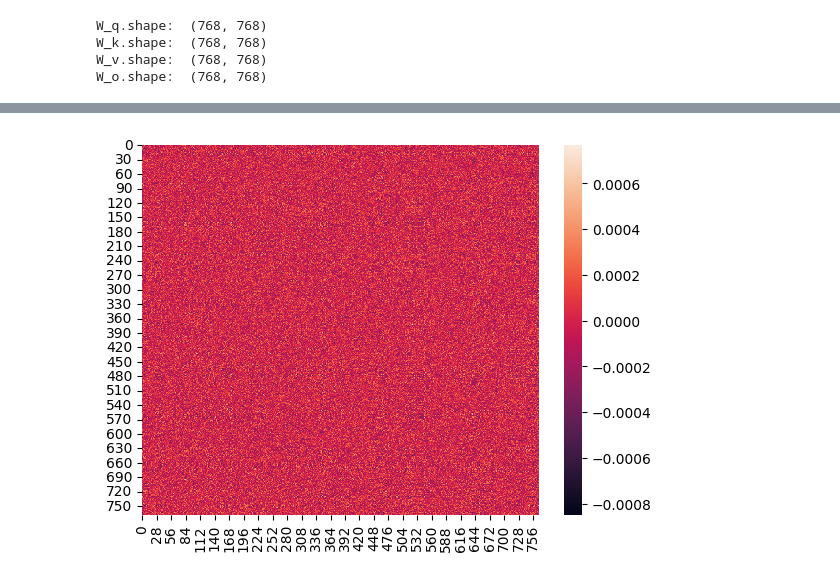
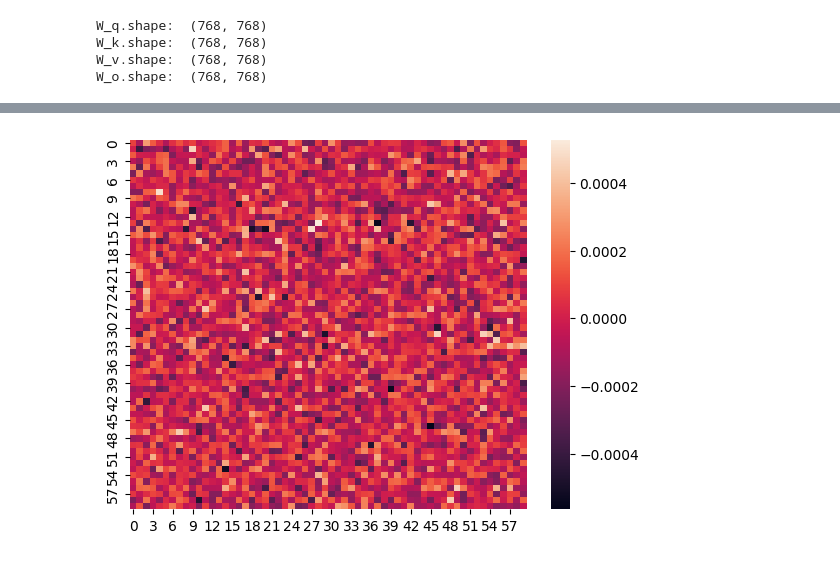
Before and after one commit to OliverXUZY/Induction-Head, a Jupyter notebook: notebook/quick_look_tinyGPT2.ipynb, the cells around one changed output, grey strips where cells are left out. Cells and saved outputs as stored; diff of their text form; code cells hidden in the pictures.

```diff
--- a/notebook/quick_look_tinyGPT2.ipynb
+++ b/notebook/quick_look_tinyGPT2.ipynb
@@ -46,6 +46,9 @@ tinyGPT2LMHeadModel(
   )
   (lm_head): Linear(in_features=768, out_features=50257, bias=False)
 )
+# %%
+model = tinymodel.transformer
+d_model = 768
 # %%
 layer = 1
 num_heads = 1
@@ -82,7 +85,9 @@ plt.show()
 # %%
+W_qk = W_q.T @ W_k / np.sqrt(d_model)
+W_ov = W_o @ W_v
 W_qkov = W_qk @ W_ov
 
-sns.heatmap(W_qkov)
+sns.heatmap(W_qkov[:60,:60])
 plt.show()
 # %% [output]
-[figure, old version]
+[figure, new version]
```
Also changed, not shown: parts of 1 cell of this notebook, 3 other files.
